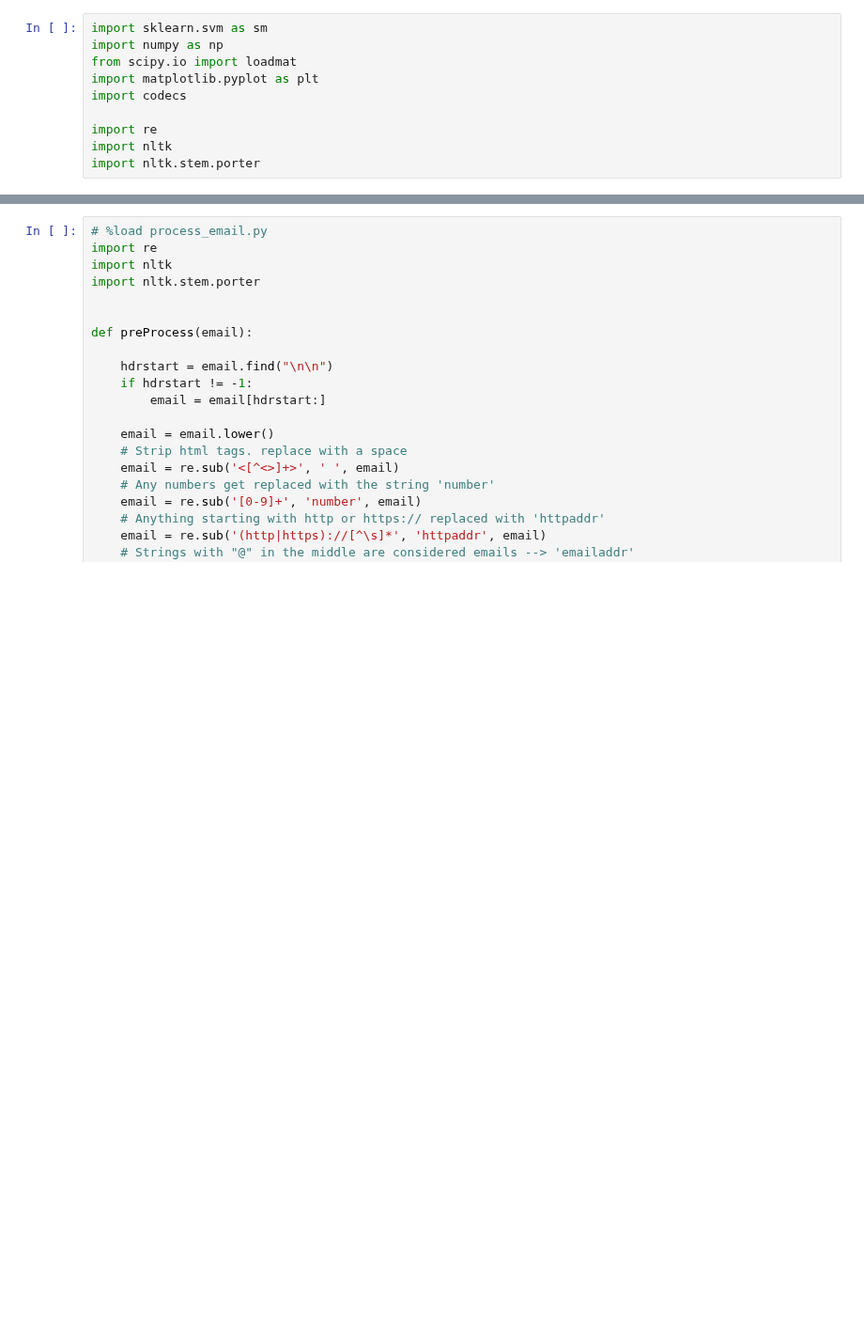
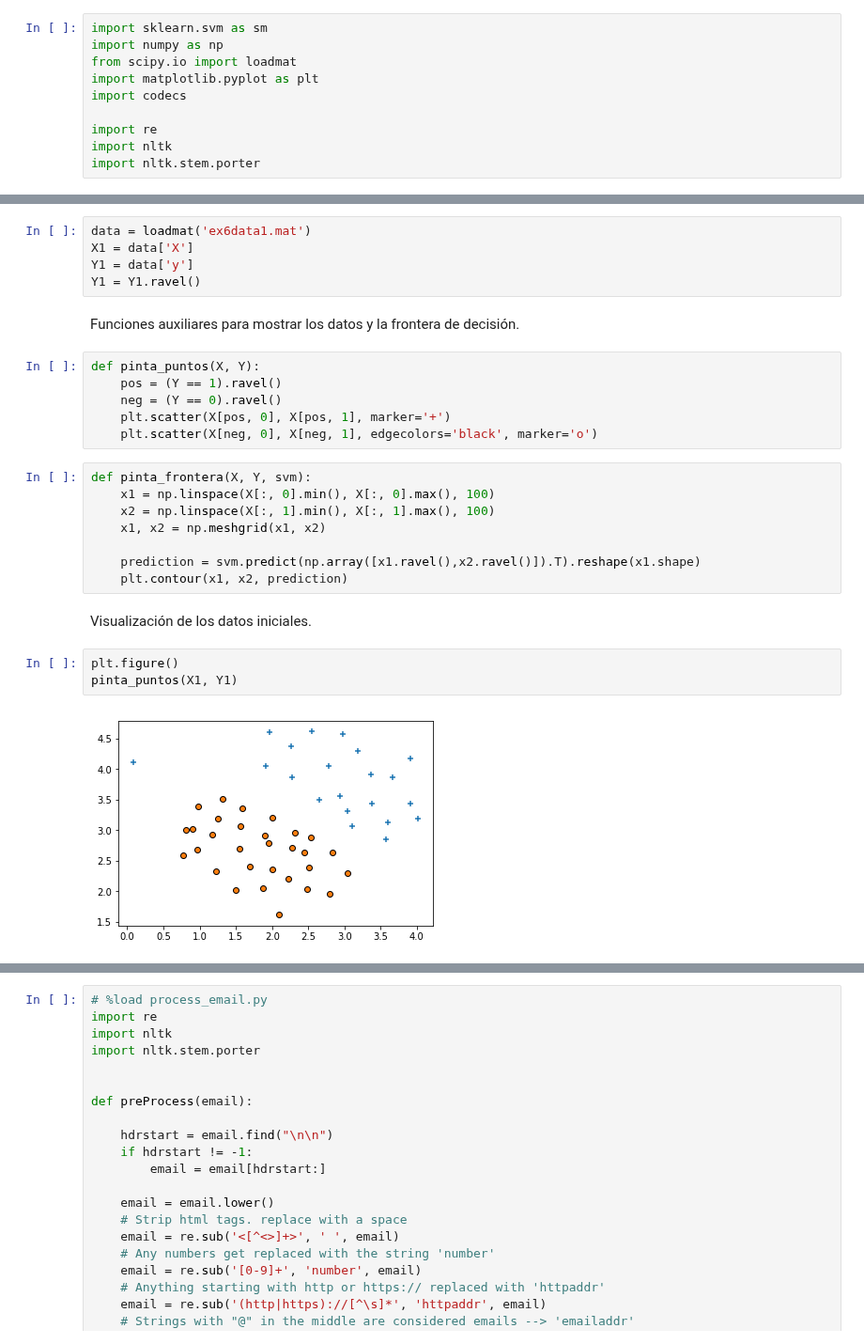
Before and after one commit to Lidiacon/AA, a Jupyter notebook: Practica6bien.ipynb, the cells around one changed output, grey strips where cells are left out. Shown at 94% size. Saved outputs shown, nothing was run; the diff lists cells and outputs as text; blank space fills up the shorter version.

```diff
--- a/Practica6bien.ipynb
+++ b/Practica6bien.ipynb
@@ -10,0 +20,28 @@ import nltk.stem.porter
+# %%
+data = loadmat('ex6data1.mat')
+X1 = data['X']
+Y1 = data['y']
+Y1 = Y1.ravel()
+# %% [markdown]
+Funciones auxiliares para mostrar los datos y la frontera de decisión.
+# %%
+def pinta_puntos(X, Y):
+    pos = (Y == 1).ravel()
+    neg = (Y == 0).ravel()
+    plt.scatter(X[pos, 0], X[pos, 1], marker='+')
+    plt.scatter(X[neg, 0], X[neg, 1], edgecolors='black', marker='o')
+# %%
+def pinta_frontera(X, Y, svm):
+    x1 = np.linspace(X[:, 0].min(), X[:, 0].max(), 100)
+    x2 = np.linspace(X[:, 1].min(), X[:, 1].max(), 100)
+    x1, x2 = np.meshgrid(x1, x2)
+
+    prediction = svm.predict(np.array([x1.ravel(),x2.ravel()]).T).reshape(x1.shape)
+    plt.contour(x1, x2, prediction)
+# %% [markdown]
+Visualización de los datos iniciales.
+# %%
+plt.figure()
+pinta_puntos(X1, Y1)
+# %% [output]
+[figure, added]
```
Also changed, not shown: parts of 43 cells of this notebook.
